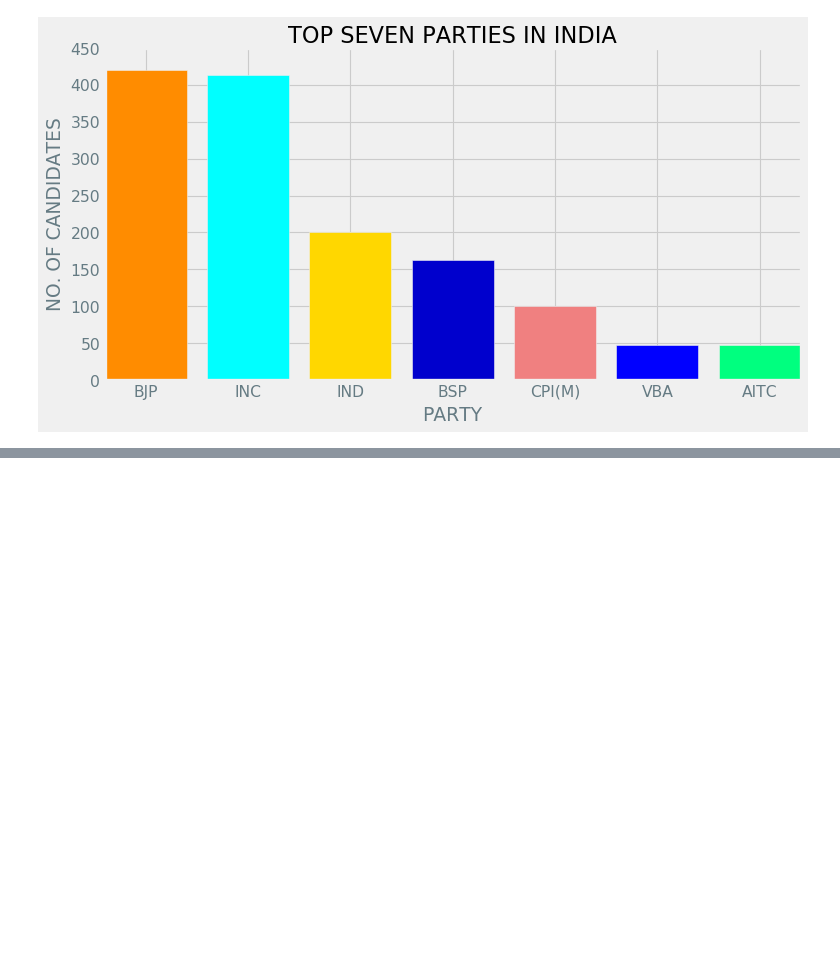
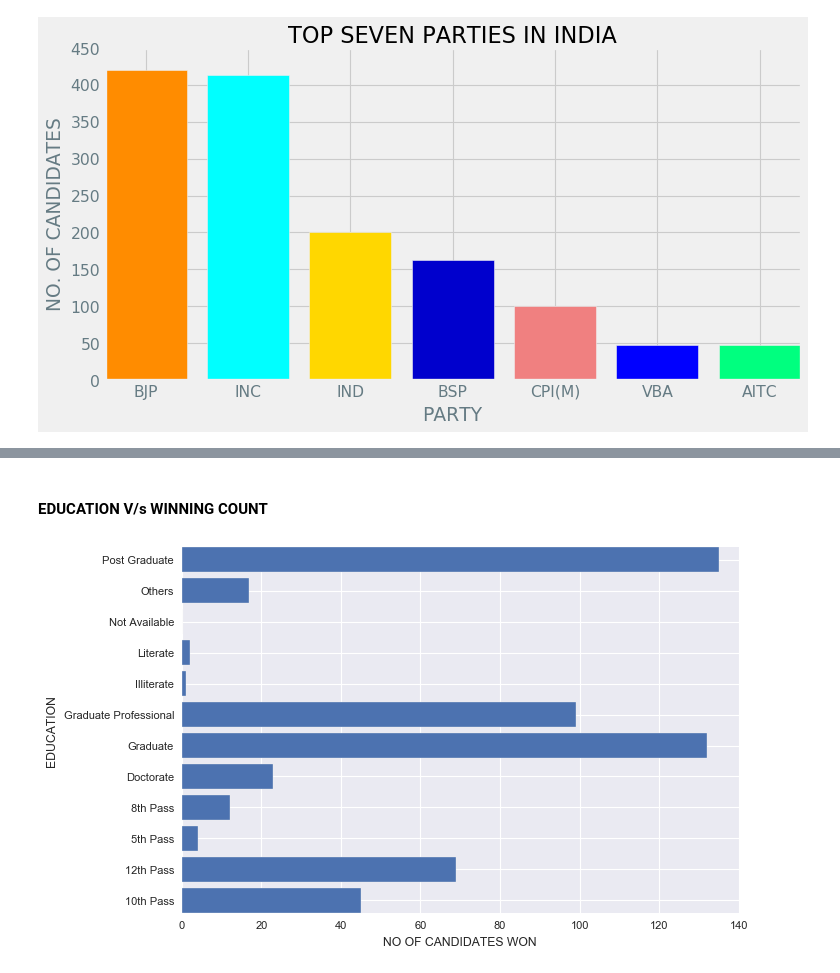
Before and after one commit to yashdalvi221/Data_Analysis_Projects, a Jupyter notebook: Indin_Lower_house_election_2019/EDA_Indian_Central_election_2019.ipynb, the cells around one changed output, grey strips where cells are left out. Saved outputs shown, nothing was run; the diff lists cells and outputs as text; code cells hidden in the pictures; blank space fills up the shorter version.

```diff
--- a/Indin_Lower_house_election_2019/EDA_Indian_Central_election_2019.ipynb
+++ b/Indin_Lower_house_election_2019/EDA_Indian_Central_election_2019.ipynb
@@ -124,0 +180,11 @@ ax.set(xlabel = 'PARTY',
+# %% [markdown]
+#### EDUCATION V/s WINNING COUNT
+# %%
+fig, ax = plt.subplots()
+
+ax.barh(df_tmp.index, df_tmp['WINNER'])
+
+ax.set(xlabel = 'NO OF CANDIDATES WON',
+       ylabel = 'EDUCATION');
+# %% [output]
+[figure, added]
```
Also changed, not shown: parts of 41 cells of this notebook.
